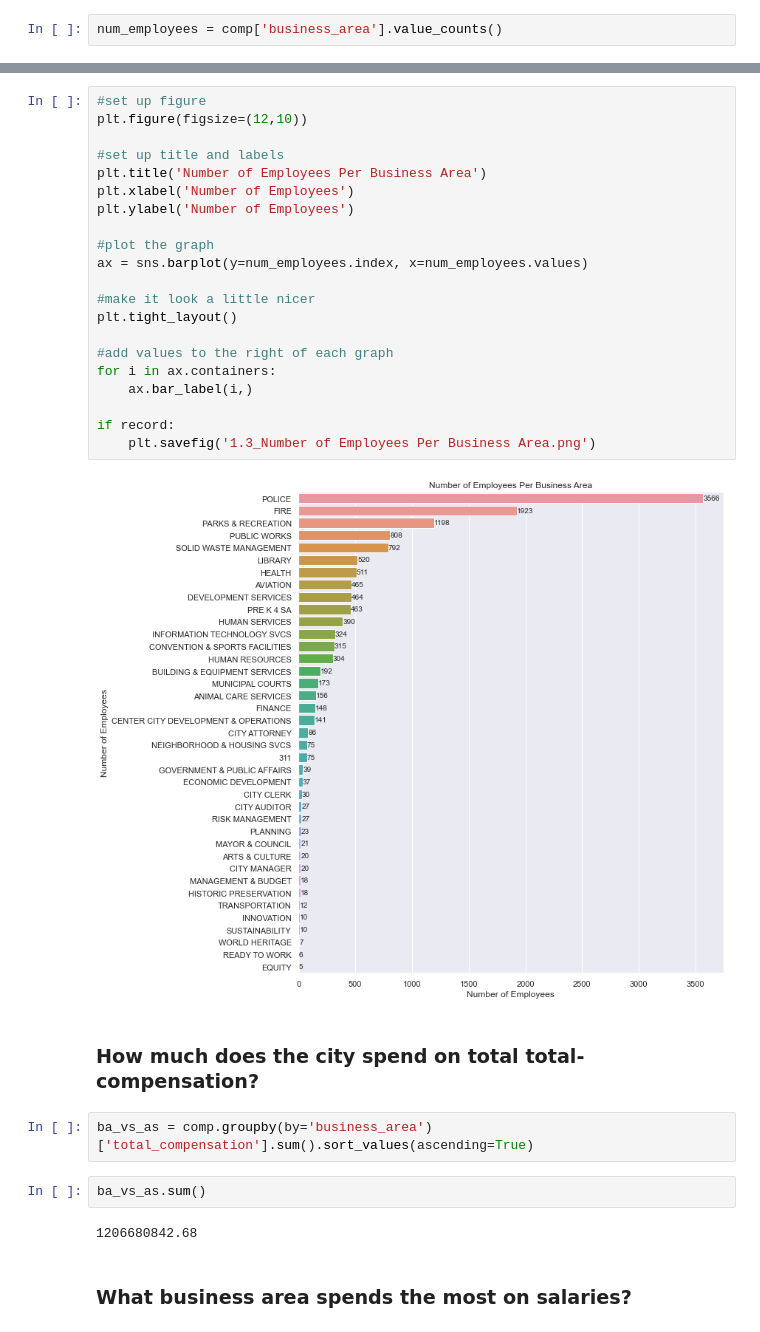
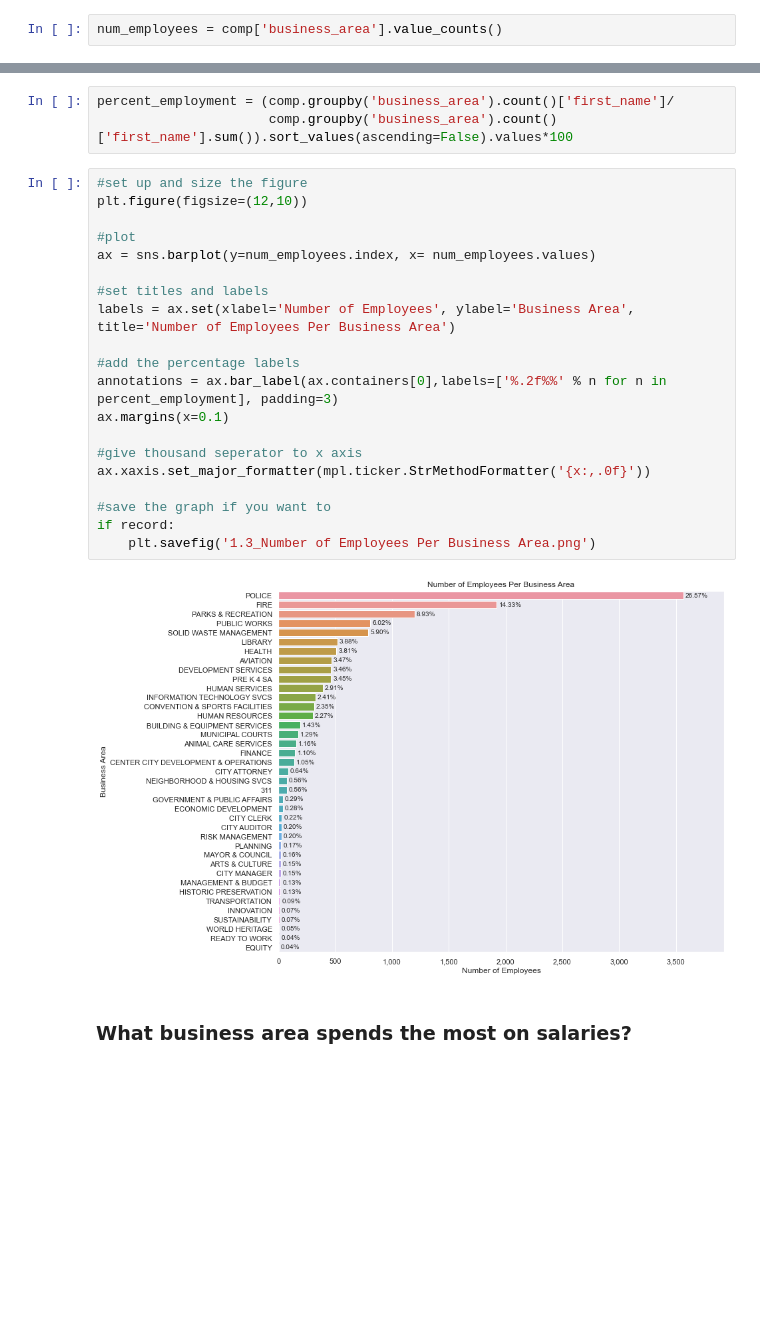
Before and after one commit to danschumac1/COSA_City_Compensation_2021, a Jupyter notebook: CityComp_Code.ipynb, the cells around one changed output, grey strips where cells are left out. Drawn from its saved outputs; the diff is of its cells as text; blank space fills up the shorter version.

Commit message:
updated a bunch of code. mainly formatting numbers and new charts

```diff
--- a/CityComp_Code.ipynb
+++ b/CityComp_Code.ipynb
@@ -521,33 +216,27 @@ Name: business_area, dtype: int64
-# %%
-#set up figure
-plt.figure(figsize=(12,10))
-
-#set up title and labels
-plt.title('Number of Employees Per Business Area')
-plt.xlabel('Number of Employees')
-plt.ylabel('Number of Employees')
-
-#plot the graph
-ax = sns.barplot(y=num_employees.index, x=num_employees.values)
-
-#make it look a little nicer
-plt.tight_layout()
-
-#add values to the right of each graph
-for i in ax.containers:
-    ax.bar_label(i,)
-
-if record:
-    plt.savefig('1.3_Number of Employees Per Business Area.png')
-# %% [output]
-[figure, removed]
-# %% [markdown]
-### How much does the city spend on total total-compensation?
-# %%
-ba_vs_as = comp.groupby(by='business_area')['total_compensation'].sum().sort_values(ascending=True)
-# %%
-ba_vs_as.sum()
-# %% [output]
-1206680842.68
+# %%
+percent_employment = (comp.groupby('business_area').count()['first_name']/
+                      comp.groupby('business_area').count()['first_name'].sum()).sort_values(ascending=False).values*100
+# %%
+#set up and size the figure
+plt.figure(figsize=(12,10))
+
+#plot
+ax = sns.barplot(y=num_employees.index, x= num_employees.values)
+
+#set titles and labels
+labels = ax.set(xlabel='Number of Employees', ylabel='Business Area', title='Number of Employees Per Business Area')
+
+#add the percentage labels
+annotations = ax.bar_label(ax.containers[0],labels=['%.2f%%' % n for n in percent_employment], padding=3)
+ax.margins(x=0.1)
+
+#give thousand seperator to x axis
+ax.xaxis.set_major_formatter(mpl.ticker.StrMethodFormatter('{x:,.0f}'))
+
+#save the graph if you want to
+if record:
+    plt.savefig('1.3_Number of Employees Per Business Area.png')
+# %% [output]
+[figure, added]
 # %% [markdown]
 ### What business area spends the most on salaries?
```
Also changed, not shown: parts of 182 cells of this notebook, 2 other files.
